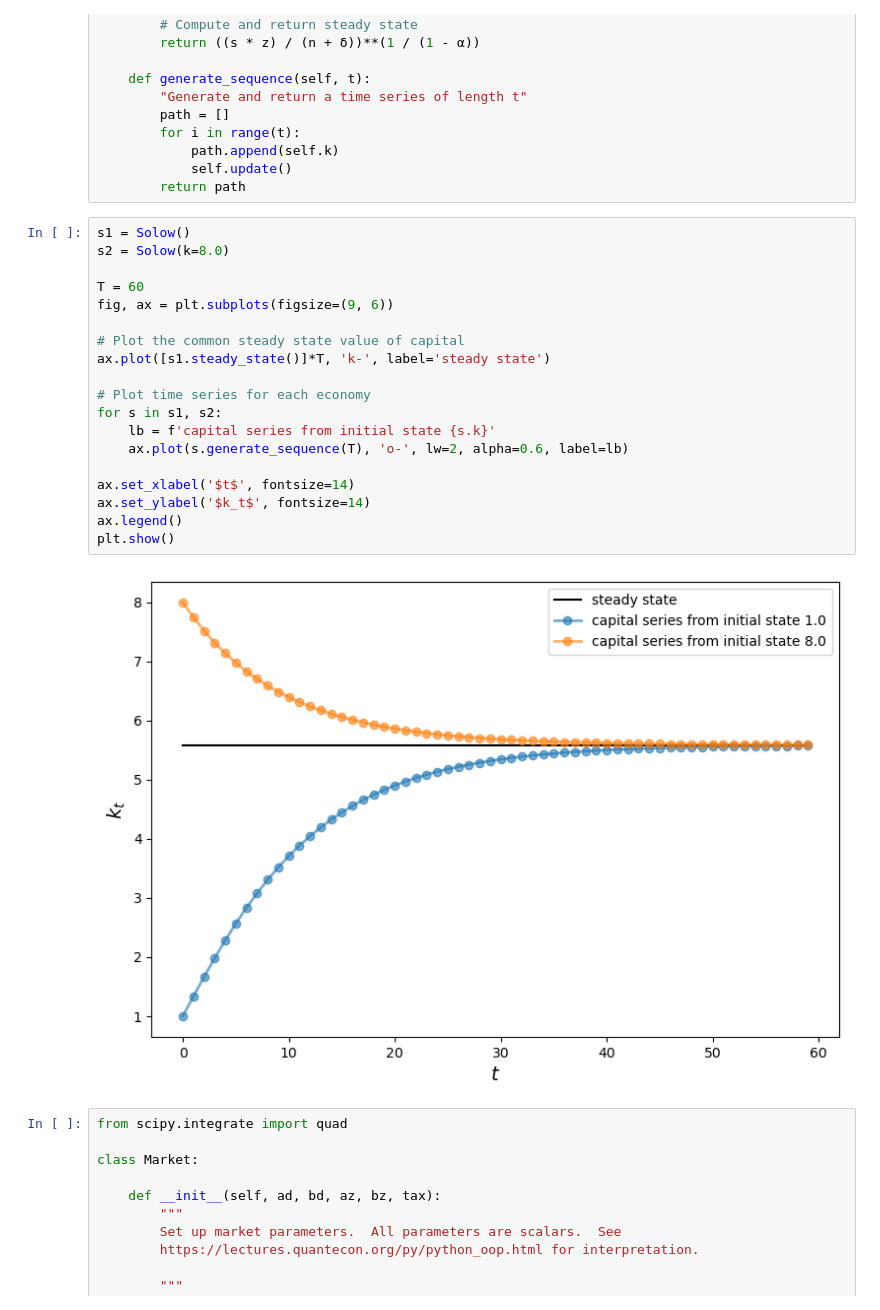
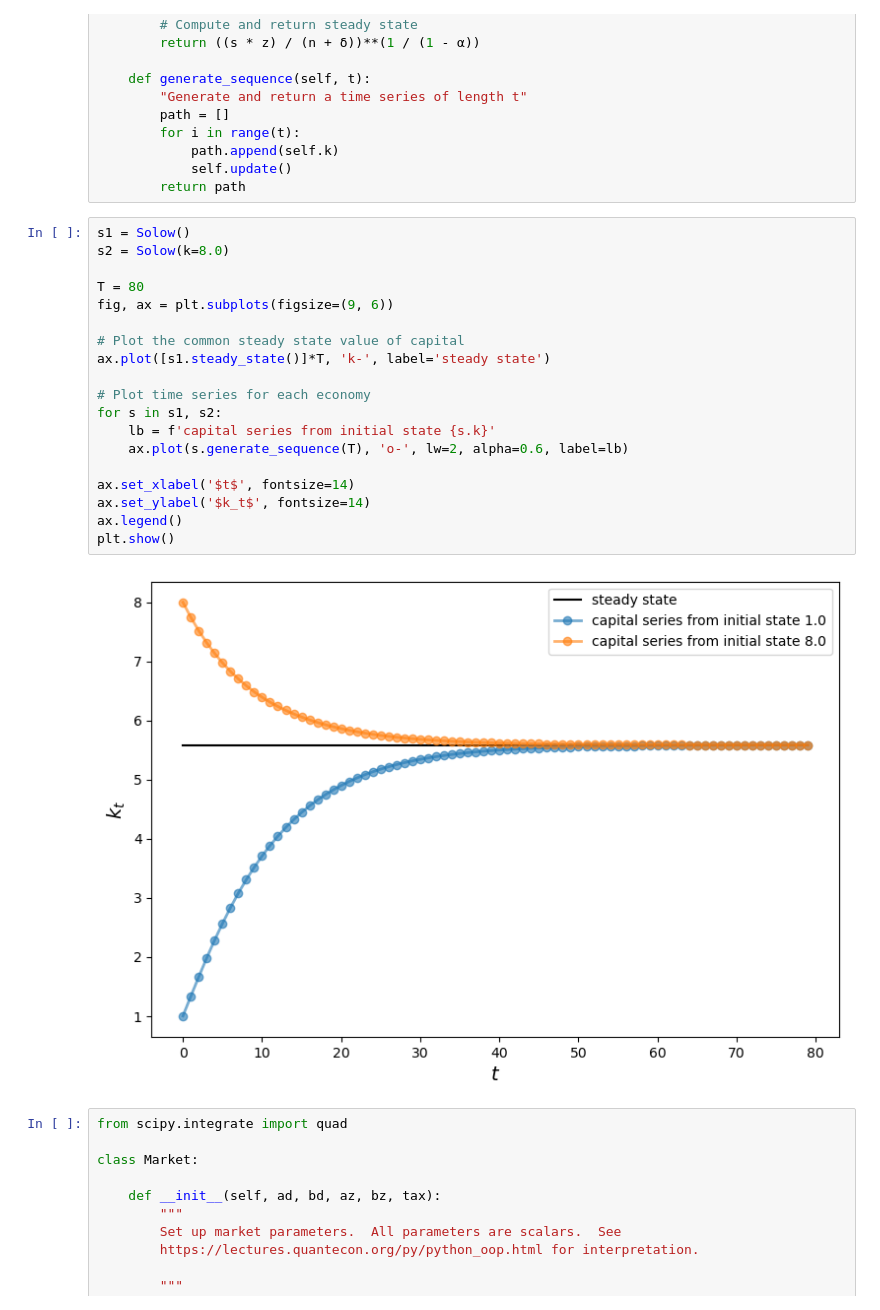
Before and after one commit to SuyongYang/AgentBaseModel, a Jupyter notebook: OOP.ipynb, the cells around one changed output. Saved outputs shown, nothing was run; the diff lists cells and outputs as text.

```diff
--- a/OOP.ipynb
+++ b/OOP.ipynb
@@ -706,24 +706,24 @@ class Solow:
 # %%
 s1 = Solow()
 s2 = Solow(k=8.0)
 
-T = 60
+T = 80
 fig, ax = plt.subplots(figsize=(9, 6))
 
 # Plot the common steady state value of capital
 ax.plot([s1.steady_state()]*T, 'k-', label='steady state')
 
 # Plot time series for each economy
 for s in s1, s2:
     lb = f'capital series from initial state {s.k}'
     ax.plot(s.generate_sequence(T), 'o-', lw=2, alpha=0.6, label=lb)
 
 ax.set_xlabel('$t$', fontsize=14)
 ax.set_ylabel('$k_t$', fontsize=14)
 ax.legend()
 plt.show()
 # %% [output]
-[figure, old version]
+[figure, new version]
 # %%
 from scipy.integrate import quad
 
```
Also changed, not shown: parts of 9 cells of this notebook.
